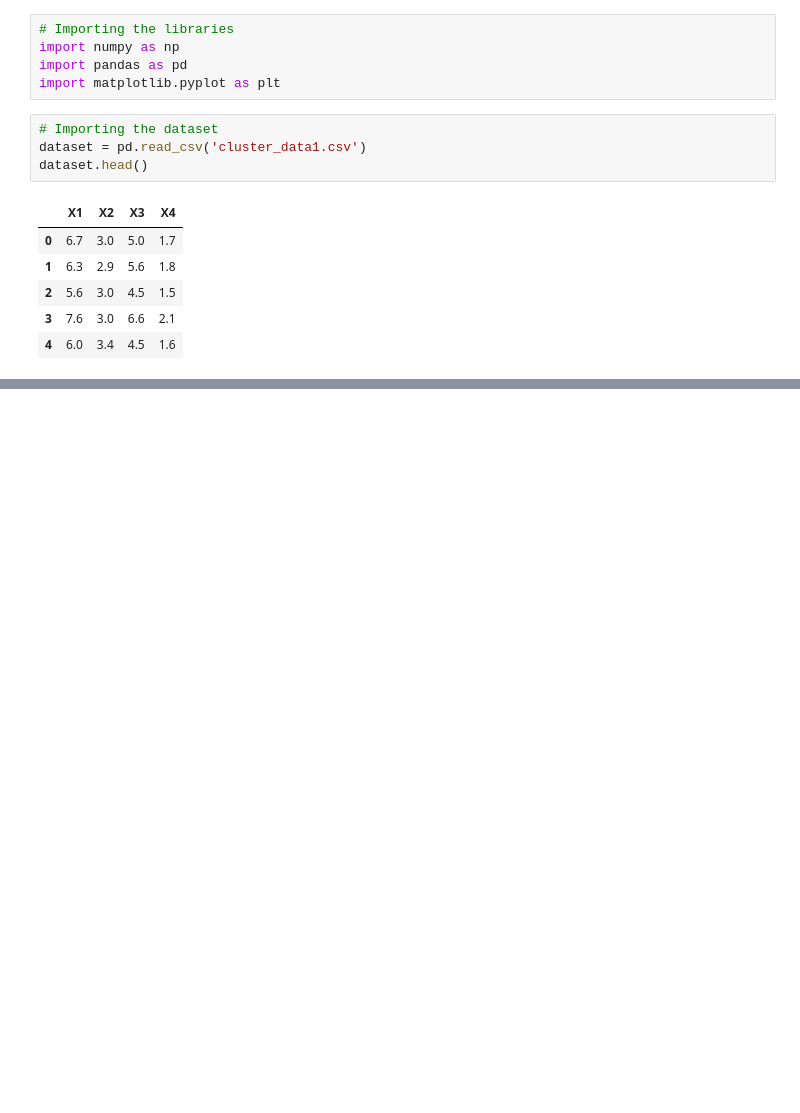
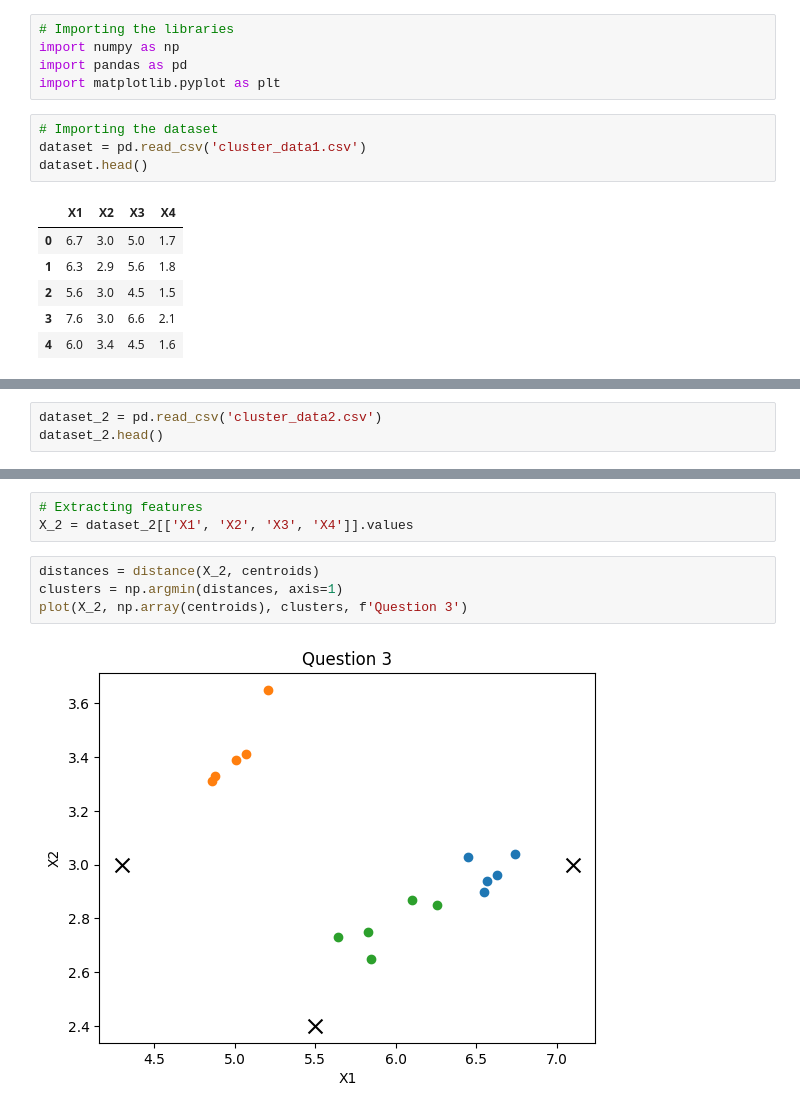
Before and after one commit to Huy1996/CMPE-255, a Jupyter notebook: Assignment 2/assignment2.ipynb, the cells around one changed output, grey strips where cells are left out. Drawn from its saved outputs; the diff is of its cells as text; blank space fills up the shorter version.

```diff
--- a/Assignment 2/assignment2.ipynb
+++ b/Assignment 2/assignment2.ipynb
@@ -20,0 +127,3 @@ dataset.head()
+# %%
+dataset_2 = pd.read_csv('cluster_data2.csv')
+dataset_2.head()
@@ -20,0 +137,9 @@ dataset.head()
+# %%
+# Extracting features
+X_2 = dataset_2[['X1', 'X2', 'X3', 'X4']].values
+# %%
+distances = distance(X_2, centroids)
+clusters = np.argmin(distances, axis=1)
+plot(X_2, np.array(centroids), clusters, f'Question 3')
+# %% [output]
+[figure, added]
```
Also changed, not shown: parts of 13 cells of this notebook.
